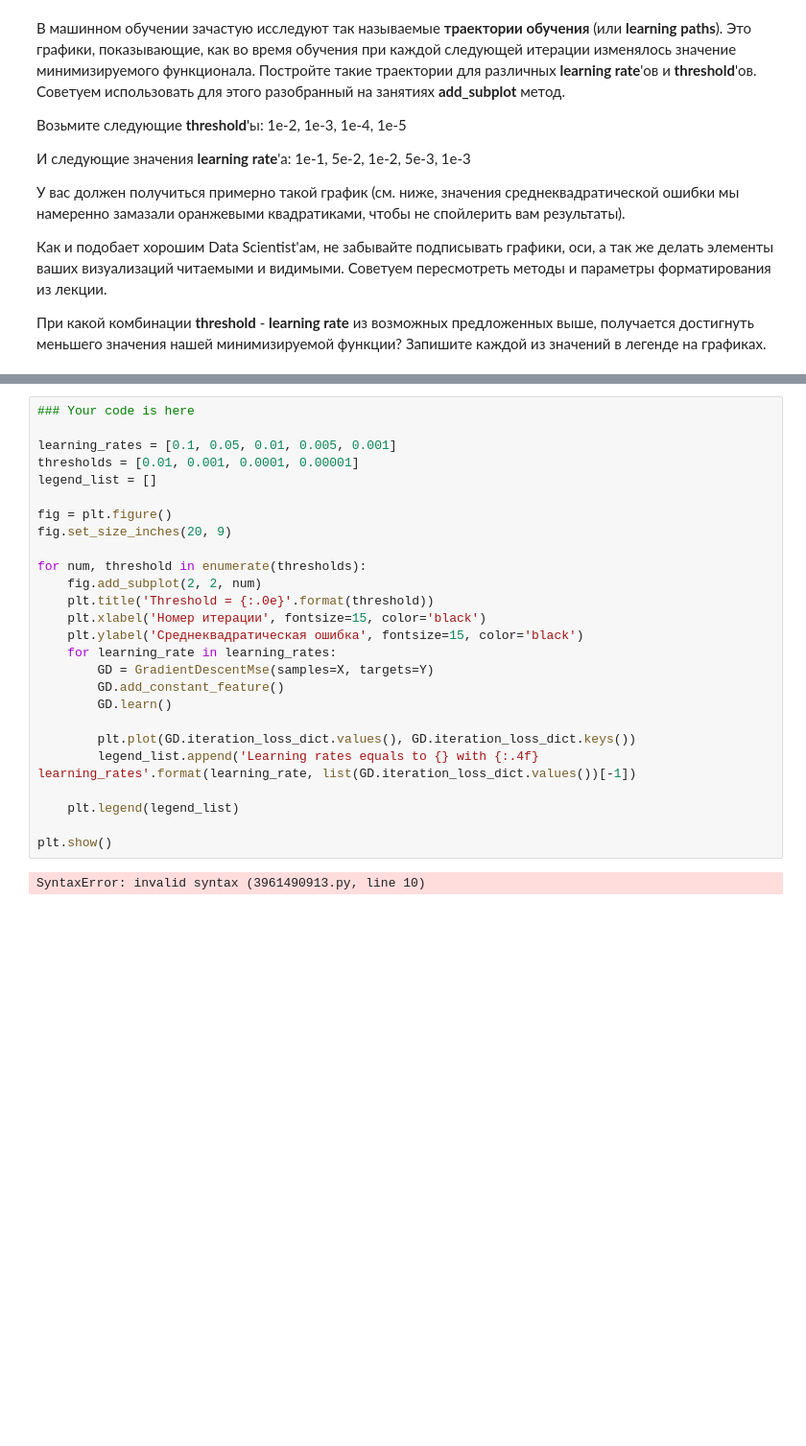
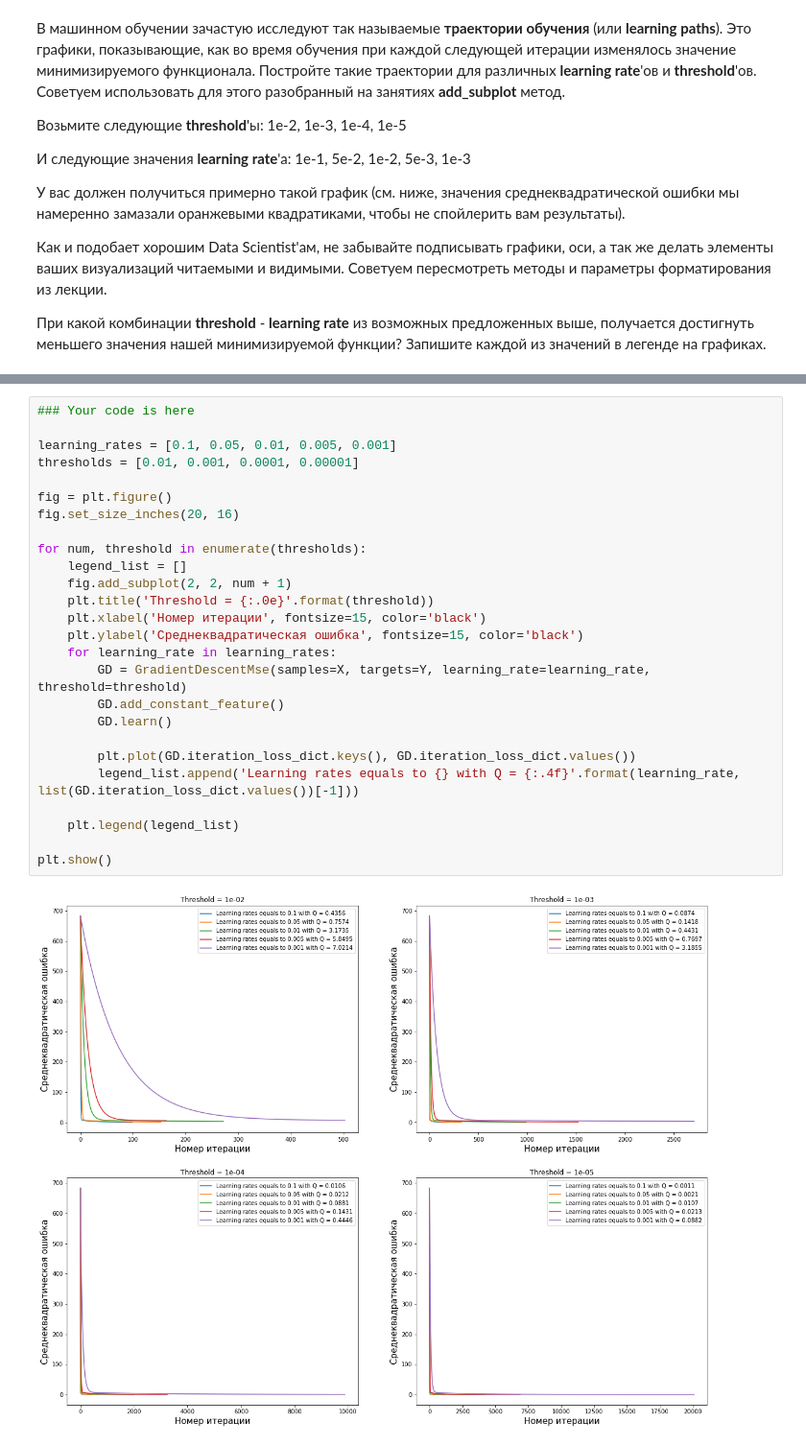
Before and after one commit to gavlique/Karpov_DS, a Jupyter notebook: ml/HW_4.ipynb, the cells around one changed output, grey strips where cells are left out. Shown at 96% size. Drawn from its saved outputs; the diff is of its cells as text; blank space fills up the shorter version.

```diff
--- a/ml/HW_4.ipynb
+++ b/ml/HW_4.ipynb
@@ -301,28 +301,28 @@ plt.show()
 # %%
 ### Your code is here
 
 learning_rates = [0.1, 0.05, 0.01, 0.005, 0.001]
 thresholds = [0.01, 0.001, 0.0001, 0.00001]
-legend_list = []
 
 fig = plt.figure()
-fig.set_size_inches(20, 9)
+fig.set_size_inches(20, 16)
 
 for num, threshold in enumerate(thresholds):
-    fig.add_subplot(2, 2, num)
+    legend_list = []
+    fig.add_subplot(2, 2, num + 1)
     plt.title('Threshold = {:.0e}'.format(threshold))
     plt.xlabel('Номер итерации', fontsize=15, color='black')
     plt.ylabel('Среднеквадратическая ошибка', fontsize=15, color='black')
     for learning_rate in learning_rates:
-        GD = GradientDescentMse(samples=X, targets=Y)
+        GD = GradientDescentMse(samples=X, targets=Y, learning_rate=learning_rate, threshold=threshold)
         GD.add_constant_feature()
         GD.learn()
 
-        plt.plot(GD.iteration_loss_dict.values(), GD.iteration_loss_dict.keys())
-        legend_list.append('Learning rates equals to {} with {:.4f} learning_rates'.format(learning_rate, list(GD.iteration_loss_dict.values())[-1])
+        plt.plot(GD.iteration_loss_dict.keys(), GD.iteration_loss_dict.values())
+        legend_list.append('Learning rates equals to {} with Q = {:.4f}'.format(learning_rate, list(GD.iteration_loss_dict.values())[-1]))
 
     plt.legend(legend_list)
 
 plt.show()
 # %% [output]
-SyntaxError: invalid syntax (3961490913.py, line 10)
+[figure, added]
```
Also changed, not shown: parts of 2 cells of this notebook, 1 other file.
